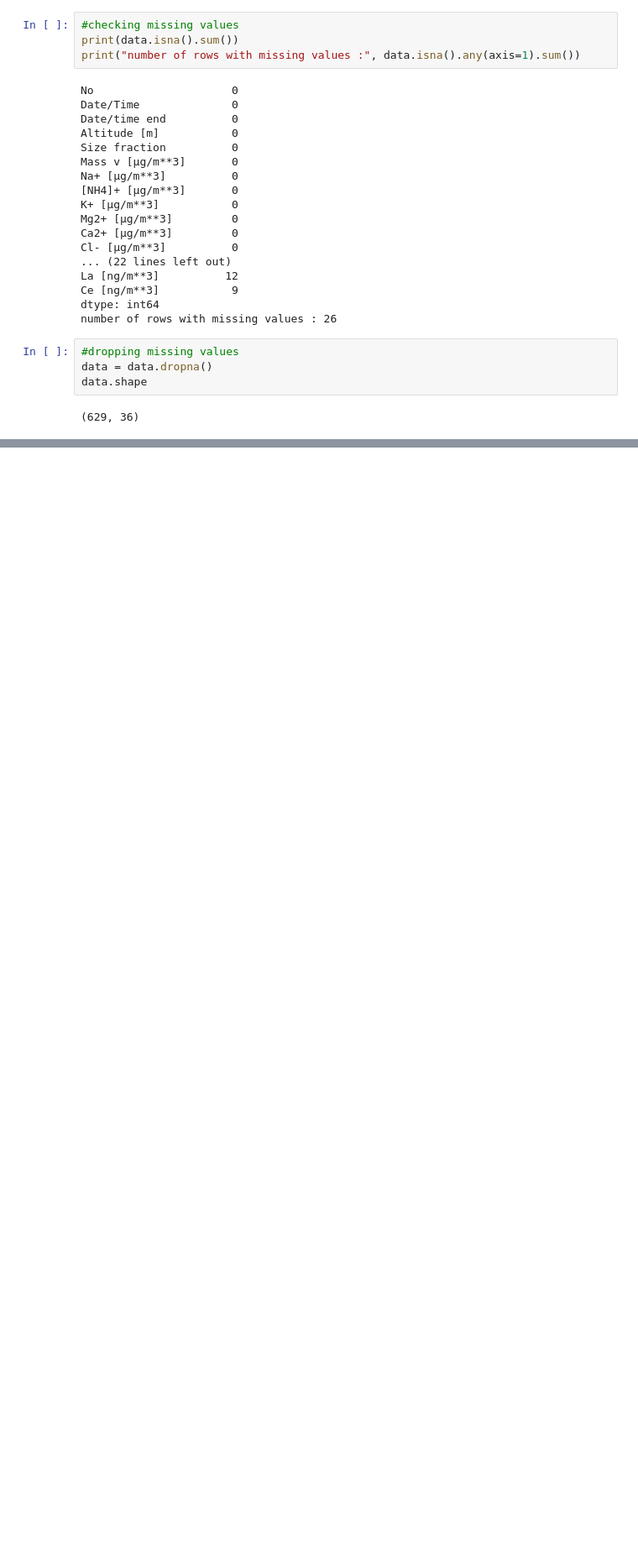
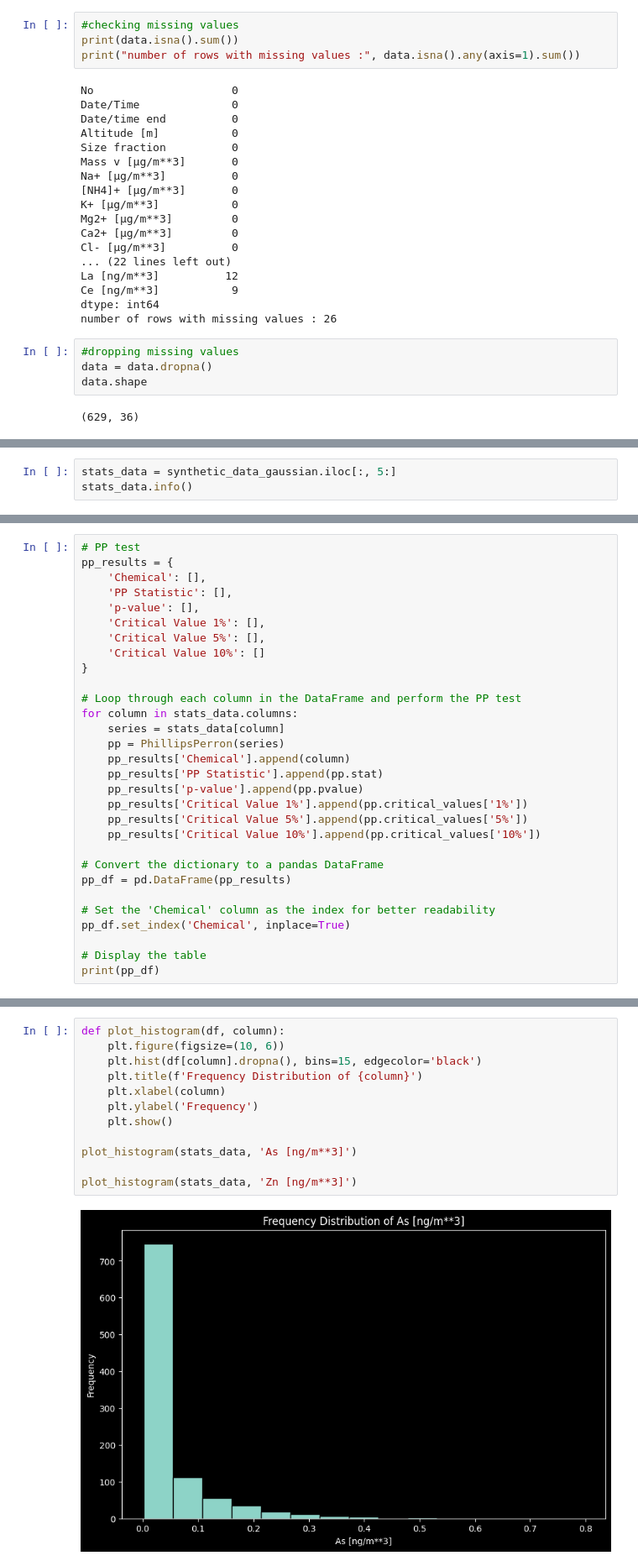
Before and after one commit to tedbarden02/Final-Year-Project, a Jupyter notebook: Data cleaning.ipynb, the cells around one changed output, grey strips where cells are left out. Shown: that part at 84% size. Cells and saved outputs as stored; diff of their text form; blank space fills up the shorter version.

```diff
--- a/Data cleaning.ipynb
+++ b/Data cleaning.ipynb
@@ -139,0 +418,3 @@ data.to_csv("data.csv")
+# %%
+stats_data = synthetic_data_gaussian.iloc[:, 5:]
+stats_data.info()
@@ -139,0 +488,30 @@ data.to_csv("data.csv")
+# %%
+# PP test
+pp_results = {
+    'Chemical': [],
+    'PP Statistic': [],
+    'p-value': [],
+    'Critical Value 1%': [],
+    'Critical Value 5%': [],
+    'Critical Value 10%': []
+}
+
+# Loop through each column in the DataFrame and perform the PP test
+for column in stats_data.columns:
+    series = stats_data[column]
+    pp = PhillipsPerron(series)
+    pp_results['Chemical'].append(column)
+    pp_results['PP Statistic'].append(pp.stat)
+    pp_results['p-value'].append(pp.pvalue)
+    pp_results['Critical Value 1%'].append(pp.critical_values['1%'])
+    pp_results['Critical Value 5%'].append(pp.critical_values['5%'])
+    pp_results['Critical Value 10%'].append(pp.critical_values['10%'])
+
+# Convert the dictionary to a pandas DataFrame
+pp_df = pd.DataFrame(pp_results)
+
+# Set the 'Chemical' column as the index for better readability
+pp_df.set_index('Chemical', inplace=True)
+
+# Display the table
+print(pp_df)
@@ -139,0 +599,14 @@ data.to_csv("data.csv")
+# %%
+def plot_histogram(df, column):
+    plt.figure(figsize=(10, 6))
+    plt.hist(df[column].dropna(), bins=15, edgecolor='black')
+    plt.title(f'Frequency Distribution of {column}')
+    plt.xlabel(column)
+    plt.ylabel('Frequency')
+    plt.show()
+
+plot_histogram(stats_data, 'As [ng/m**3]')
+
+plot_histogram(stats_data, 'Zn [ng/m**3]')
+# %% [output]
+[figure, added]
```
Also changed, not shown: parts of 35 cells of this notebook, 15 other files.
